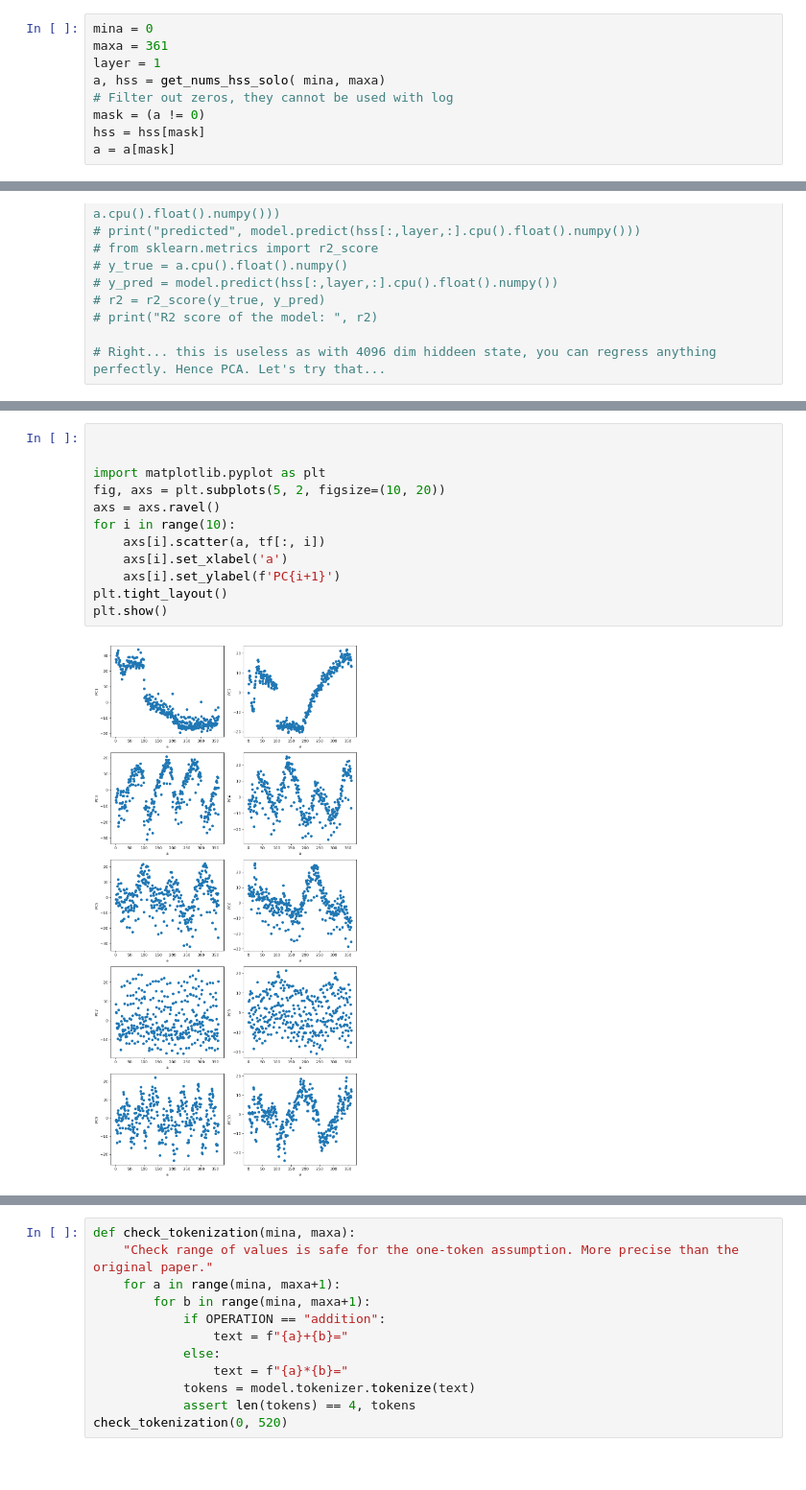
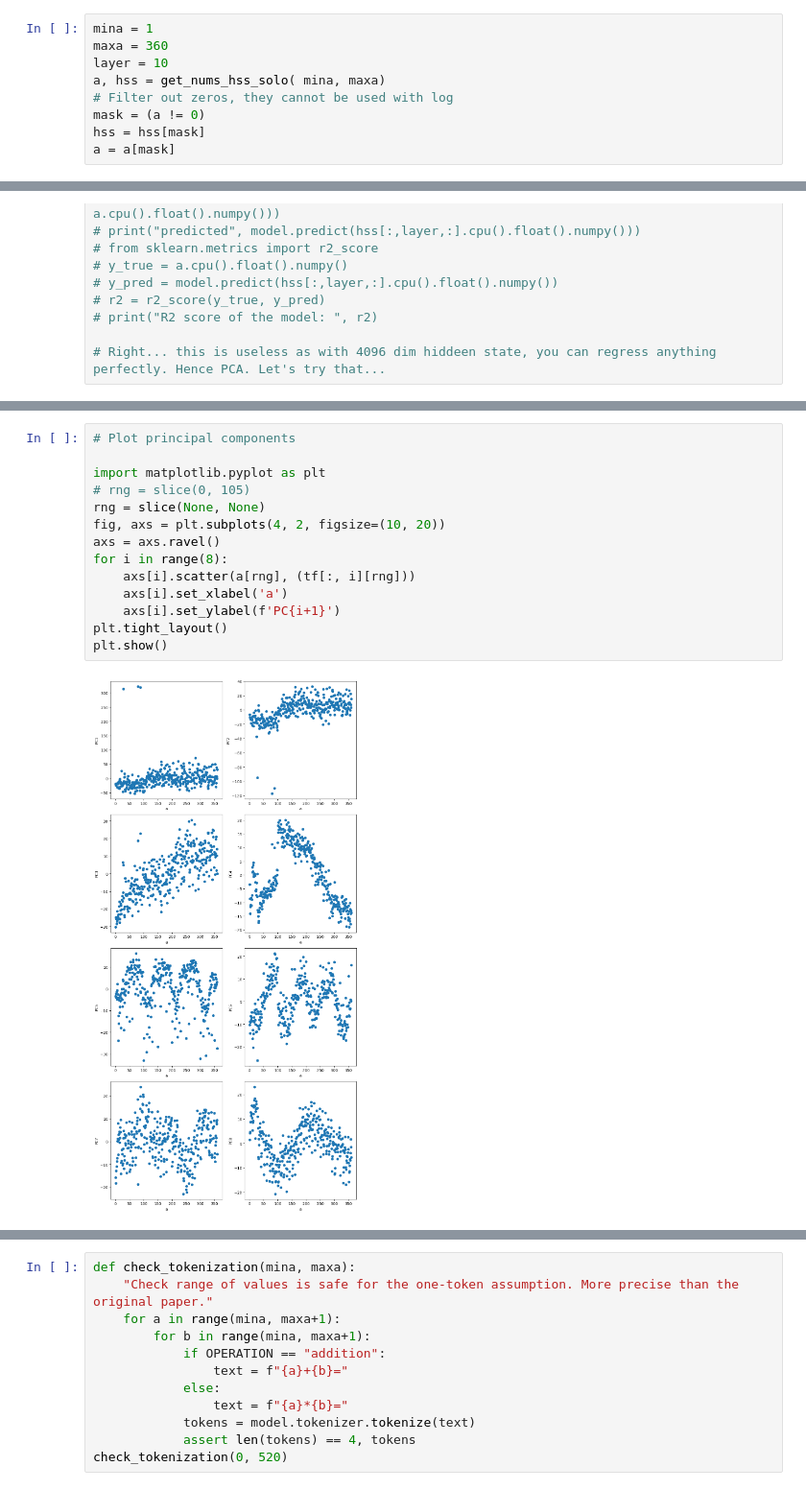
Before and after one commit to BorisTheBrave/llm-addition-takehome, a Jupyter notebook: main.ipynb, the cells around one changed output, grey strips where cells are left out. Shown: that part at 96% size. Drawn from its saved outputs; the diff is of its cells as text.

```diff
--- a/main.ipynb
+++ b/main.ipynb
@@ -56,9 +56,9 @@ def get_nums_hss_solo(mina = 0,maxa = 99):
     act = act.transpose(0, 1)
     return nums, act
 # %%
-mina = 0
-maxa = 361
-layer = 1
+mina = 1
+maxa = 360
+layer = 10
 a, hss = get_nums_hss_solo( mina, maxa)
 # Filter out zeros, they cannot be used with log
 mask = (a != 0)
@@ -133,14 +133,16 @@ r2 score 19 0.010176401839077087
 # %%
-
+# Plot principal components
 
 import matplotlib.pyplot as plt
-fig, axs = plt.subplots(5, 2, figsize=(10, 20))
+# rng = slice(0, 105)
+rng = slice(None, None)
+fig, axs = plt.subplots(4, 2, figsize=(10, 20))
 axs = axs.ravel()
-for i in range(10):
-    axs[i].scatter(a, tf[:, i])
+for i in range(8):
+    axs[i].scatter(a[rng], (tf[:, i][rng]))
     axs[i].set_xlabel('a')
     axs[i].set_ylabel(f'PC{i+1}')
 plt.tight_layout()
 plt.show()
 # %% [output]
-[figure, old version]
+[figure, new version]
```
Also changed, not shown: parts of 3 cells of this notebook.
